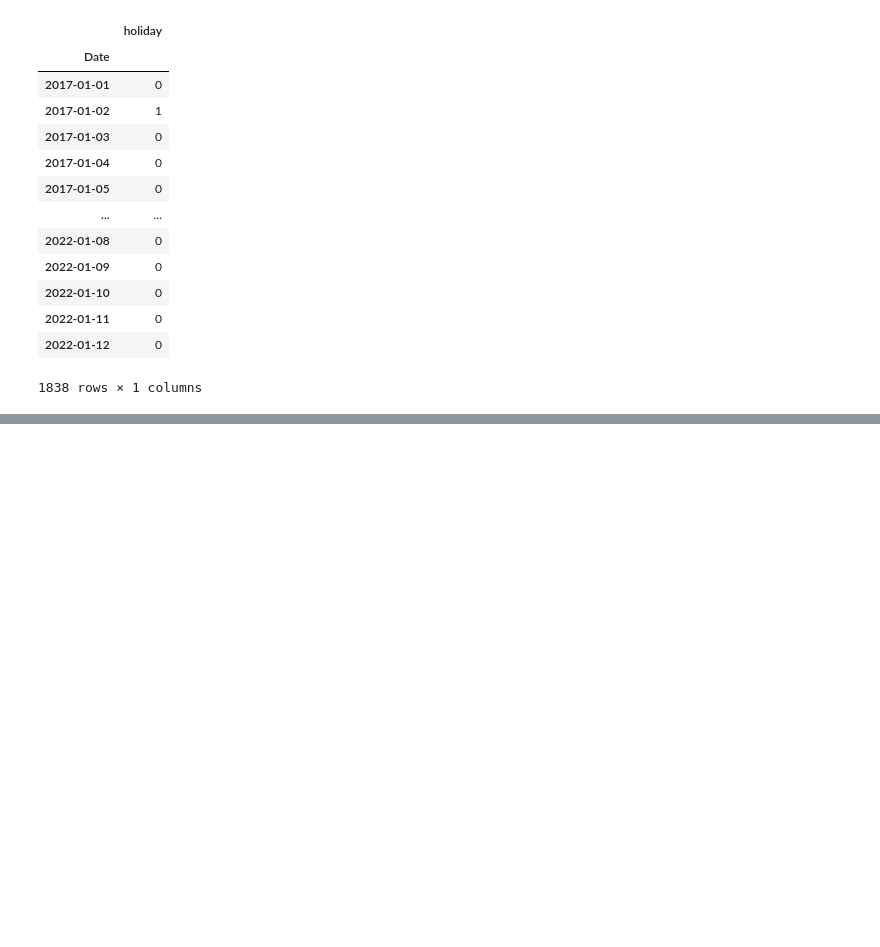
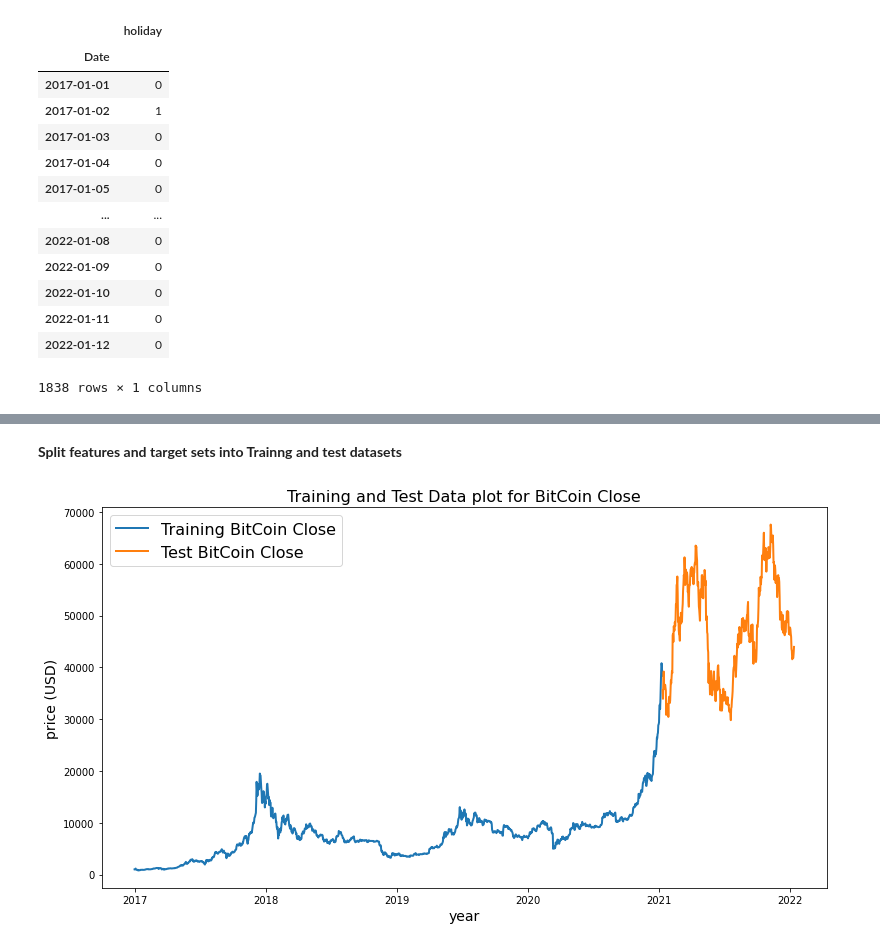
Before and after one commit to tylergusmyers/ML_token_prices, a Jupyter notebook: notebook/btc_test.ipynb, the cells around one changed output, grey strips where cells are left out. Saved outputs shown, nothing was run; the diff lists cells and outputs as text; code cells hidden in the pictures; blank space fills up the shorter version.

```diff
--- a/notebook/btc_test.ipynb
+++ b/notebook/btc_test.ipynb
@@ -85,3 +67,8 @@ btc_usd_df
 | 2022-01-11 | 41819.507812 | 43001.156250 | 41407.753906 | 42735.855469 | 26327648900 | 0 | 0 |
 | 2022-01-12 | 42742.179688 | 44135.367188 | 42528.988281 | 43949.101562 | 33499938689 | 0 | 0 |
 1838 rows × 7 columns
+# %%
+# Drop columns "Dividens" and "Stocks Splits" as they are not relevant to crypto coins
+btc_usd_df = btc_usd_df.drop(["Dividends", "Stock Splits"], axis=1)
+
+btc_usd_df
@@ -175,0 +198,10 @@ btc_usd_df_01
+# %%
+#btc_usd_df_01 = pd.concat ([btc_usd_df , dates_df, df], axis=1).fillna(0)
+#btc_usd_df_01 = pd.concat ([btc_usd_df, df ], axis=1) #.fillna(0)
+btc_usd_df_01 = pd.concat ([btc_usd_df ], axis=1)
+
+target_col = 'Close'
+
+
+btc_usd_df_01 = btc_usd_df_01.dropna()
+btc_usd_df_01
@@ -176,7 +223,29 @@ btc_usd_df_01
+# %% [markdown]
+**Split features and target sets into Trainng and test datasets**
 # %%
-def train_test_split(btc_usd_df_01, test_size=0.2):
-    split_row = len(btc_usd_df_01) - int(test_size * len(btc_usd_df_01))
-    train_data = btc_usd_df_01.iloc[:split_row]
-    test_data = btc_usd_df_01.iloc[split_row:]
+# Function to split the preprocessed data into a training  80% and testing  20% dataset
+
+def train_test_split(df, test_size=0.2):
+    split_row = len(df) - int(test_size * len(df))
+    train_data = df.iloc[:split_row]
+    test_data = df.iloc[split_row:]
     return train_data, test_data
-train, test = train_test_split(hist, test_size=0.2)
+
+train, test = train_test_split(btc_usd_df, test_size=0.2)
+# %%
+# Function to plot the test dataset and trainig dataset into a line
+
+def line_plot(line1, line2, label1=None, label2=None, title='', lw=2):
+    fig, ax = plt.subplots(1, figsize=(13, 7))
+    ax.plot(line1, label=label1, linewidth=lw)
+    ax.plot(line2, label=label2, linewidth=lw)
+    ax.set_ylabel('price (USD)', fontsize=14)
+    ax.set_xlabel('year', fontsize=14)
+    ax.set_title(title, fontsize=16)
+    ax.legend(loc='best', fontsize=16)
+
+# Display the line chart of the line plot for both the trainig and the test data set
+
+line_plot(train[target_col], test[target_col], 'Training BitCoin Close', 'Test BitCoin Close', title='Training and Test Data plot for BitCoin Close')
+# %% [output]
+[figure, added]
```
Also changed, not shown: parts of 26 cells of this notebook.
